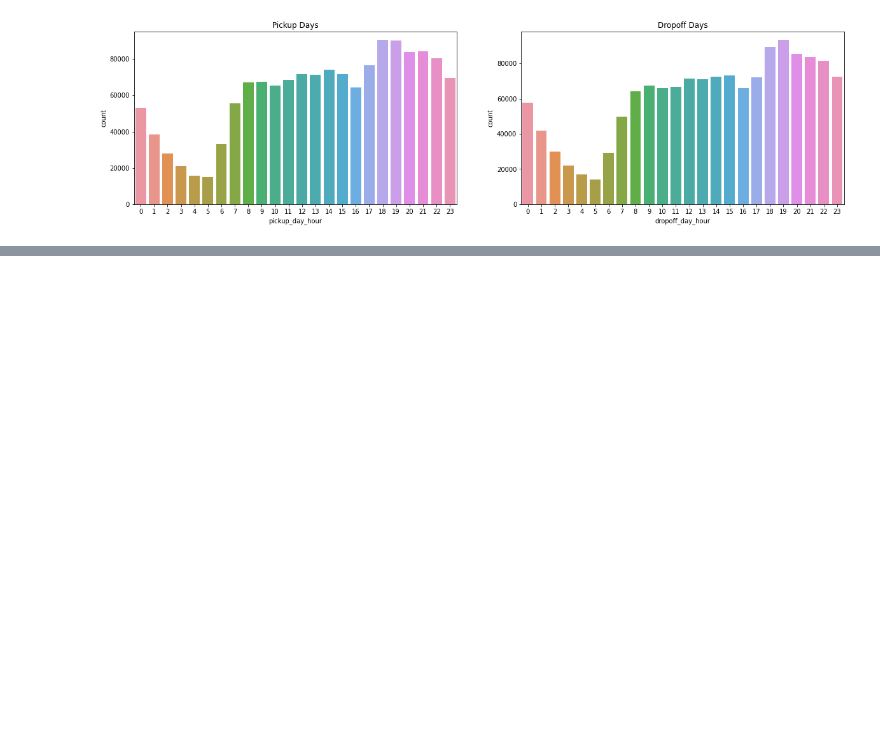
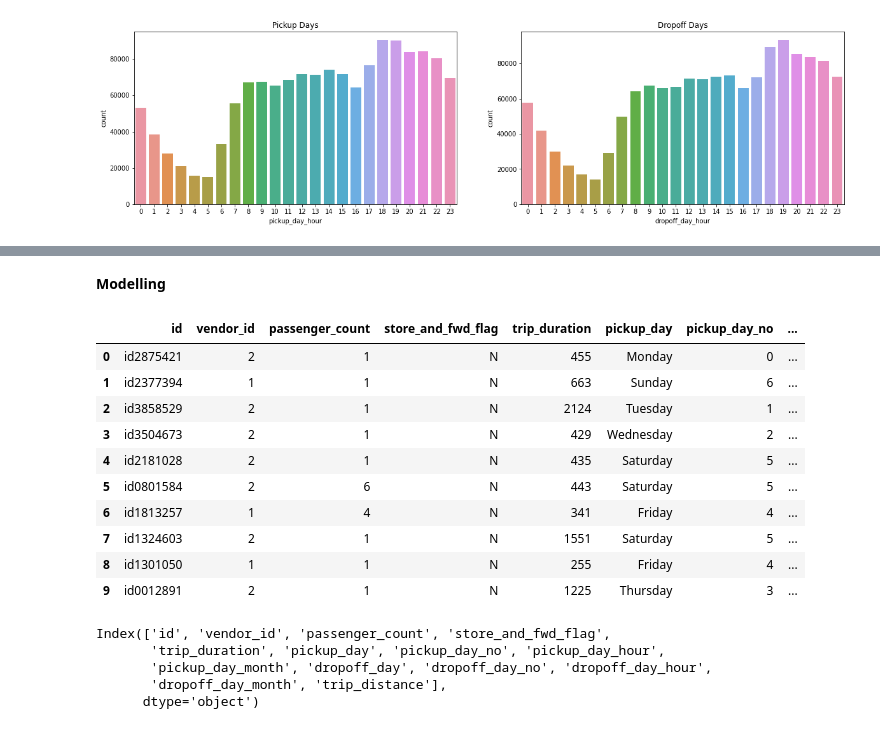
Before and after one commit to Anirban095/Data-Science, a Jupyter notebook: 5. New York City Taxi Trip Duration/NY_City_Taxi.ipynb, the cells around one changed output, grey strips where cells are left out. Drawn from its saved outputs; the diff is of its cells as text; code cells hidden in the pictures; blank space fills up the shorter version.

```diff
--- a/5. New York City Taxi Trip Duration/NY_City_Taxi.ipynb
+++ b/5. New York City Taxi Trip Duration/NY_City_Taxi.ipynb
@@ -293,0 +329,24 @@ ax=sns.countplot(x="dropoff_day_hour",data=train,ax=ax4)
+# %% [markdown]
+**Modelling**
+# %%
+train.head(10)
+# %% [output]
+|  | id | vendor_id | passenger_count | store_and_fwd_flag | trip_duration | pickup_day | pickup_day_no | ... |
+| 0 | id2875421 | 2 | 1 | N | 455 | Monday | 0 | ... |
+| 1 | id2377394 | 1 | 1 | N | 663 | Sunday | 6 | ... |
+| 2 | id3858529 | 2 | 1 | N | 2124 | Tuesday | 1 | ... |
+| 3 | id3504673 | 2 | 1 | N | 429 | Wednesday | 2 | ... |
+| 4 | id2181028 | 2 | 1 | N | 435 | Saturday | 5 | ... |
+| 5 | id0801584 | 2 | 6 | N | 443 | Saturday | 5 | ... |
+| 6 | id1813257 | 1 | 4 | N | 341 | Friday | 4 | ... |
+| 7 | id1324603 | 2 | 1 | N | 1551 | Saturday | 5 | ... |
+| 8 | id1301050 | 1 | 1 | N | 255 | Friday | 4 | ... |
+| 9 | id0012891 | 2 | 1 | N | 1225 | Thursday | 3 | ... |
+# %%
+train.columns
+# %% [output]
+Index(['id', 'vendor_id', 'passenger_count', 'store_and_fwd_flag',
+       'trip_duration', 'pickup_day', 'pickup_day_no', 'pickup_day_hour',
+       'pickup_day_month', 'dropoff_day', 'dropoff_day_no', 'dropoff_day_hour',
+       'dropoff_day_month', 'trip_distance'],
+      dtype='object')
```
Also changed, not shown: parts of 27 cells of this notebook.
